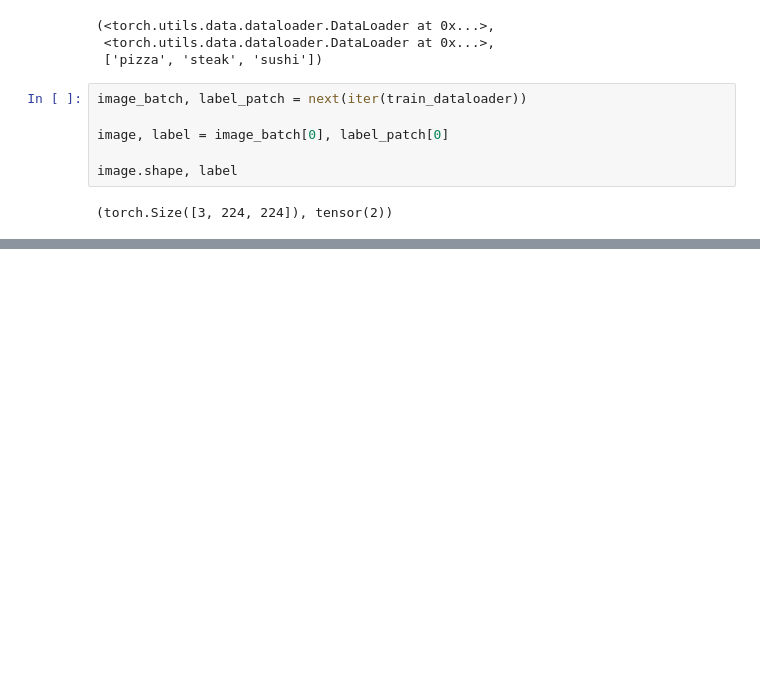
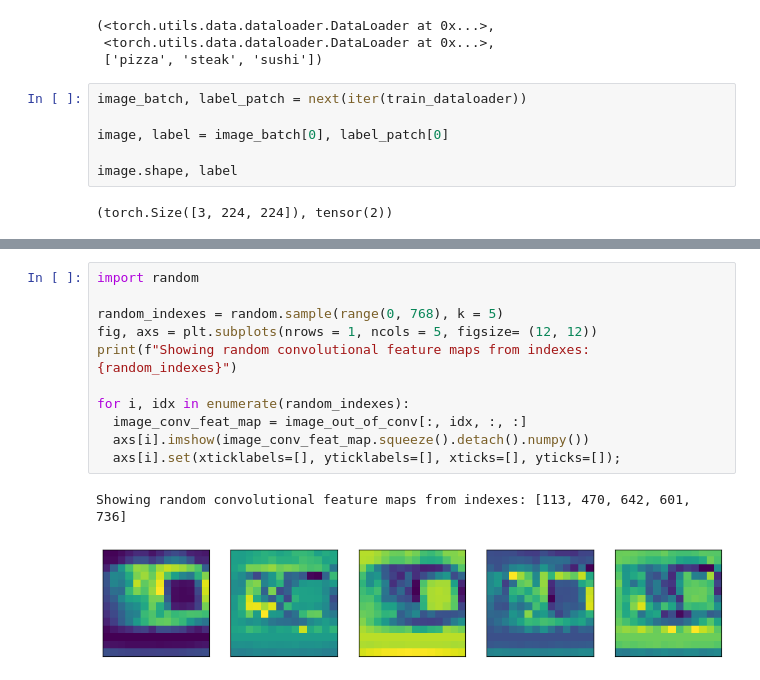
Before and after one commit to giomhern/transformer-vit, a Jupyter notebook: main.ipynb, the cells around one changed output, grey strips where cells are left out. Saved outputs shown, nothing was run; the diff lists cells and outputs as text; blank space fills up the shorter version.

```diff
--- a/main.ipynb
+++ b/main.ipynb
@@ -90,0 +199,14 @@ plt.axis(False)
+# %%
+import random
+
+random_indexes = random.sample(range(0, 768), k = 5)
+fig, axs = plt.subplots(nrows = 1, ncols = 5, figsize= (12, 12))
+print(f"Showing random convolutional feature maps from indexes: {random_indexes}")
+
+for i, idx in enumerate(random_indexes):
+  image_conv_feat_map = image_out_of_conv[:, idx, :, :]
+  axs[i].imshow(image_conv_feat_map.squeeze().detach().numpy())
+  axs[i].set(xticklabels=[], yticklabels=[], xticks=[], yticks=[]);
+# %% [output]
+Showing random convolutional feature maps from indexes: [113, 470, 642, 601, 736]
+[figure, added]
```
Also changed, not shown: parts of 18 cells of this notebook.
